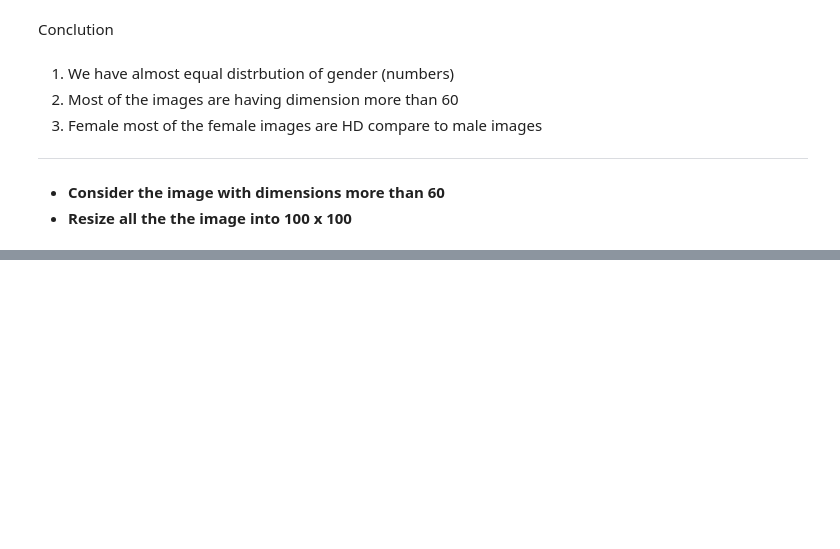
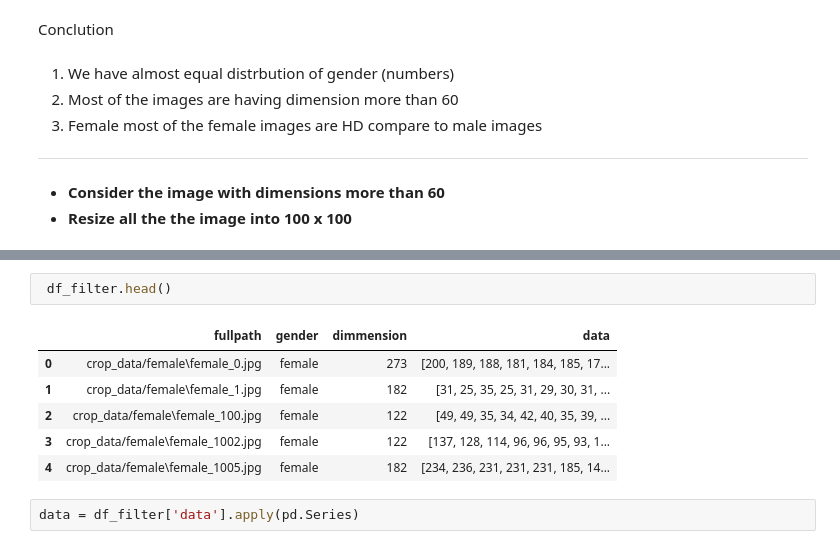
Before and after one commit to AmiruHoradagoda/FaceRecognitionApp, a Jupyter notebook: train_faceRecognition/02_FRM_data_preprocessing_EDA.ipynb, the cells around one changed output, grey strips where cells are left out. Saved outputs shown, nothing was run; the diff lists cells and outputs as text; blank space fills up the shorter version.

```diff
--- a/train_faceRecognition/02_FRM_data_preprocessing_EDA.ipynb
+++ b/train_faceRecognition/02_FRM_data_preprocessing_EDA.ipynb
@@ -100,0 +141,11 @@ Conclution
+# %%
+ df_filter.head()
+# %% [output]
+|  | fullpath | gender | dimmension | data |
+| 0 | crop_data/female\female_0.jpg | female | 273 | [200, 189, 188, 181, 184, 185, 17... |
+| 1 | crop_data/female\female_1.jpg | female | 182 | [31, 25, 35, 25, 31, 29, 30, 31, ... |
+| 2 | crop_data/female\female_100.jpg | female | 122 | [49, 49, 35, 34, 42, 40, 35, 39, ... |
+| 3 | crop_data/female\female_1002.jpg | female | 122 | [137, 128, 114, 96, 96, 95, 93, 1... |
+| 4 | crop_data/female\female_1005.jpg | female | 182 | [234, 236, 231, 231, 231, 185, 14... |
+# %%
+data = df_filter['data'].apply(pd.Series)
```
Also changed, not shown: parts of 9 cells of this notebook.
